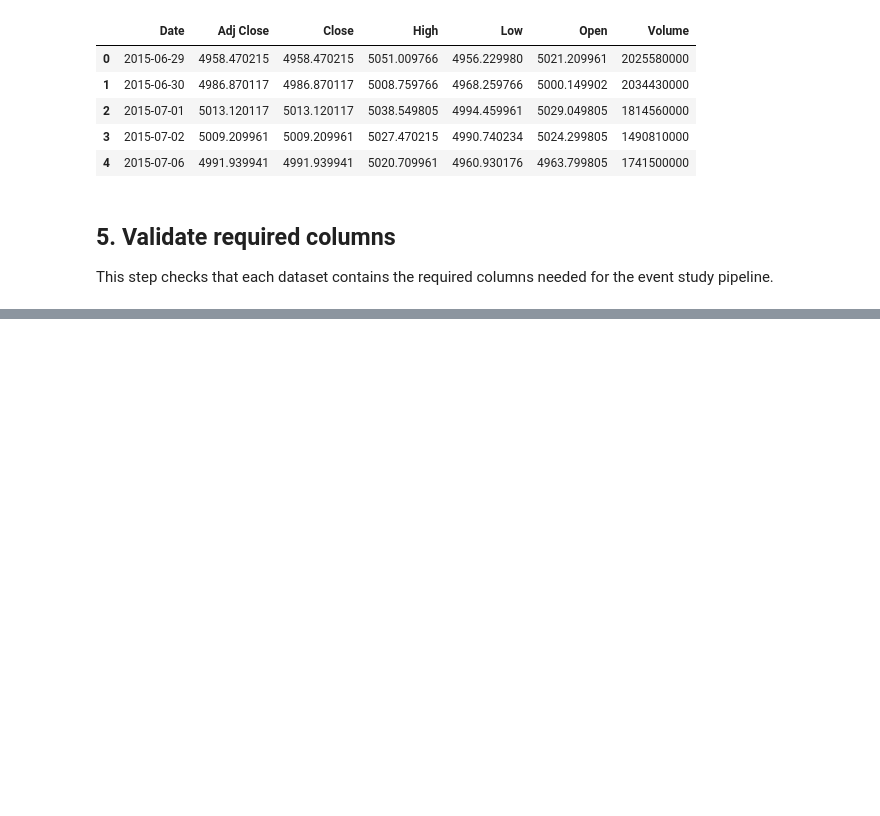
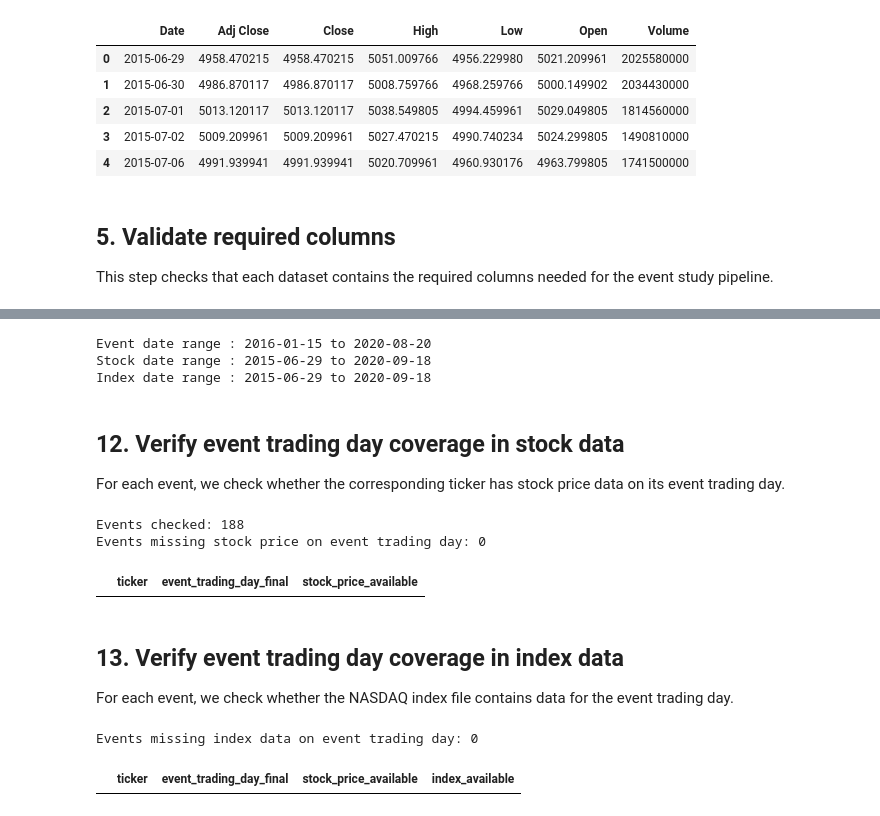
Before and after one commit to Tee-Time-Software-Solutions/NASDAQ-NLP, a Jupyter notebook: notebooks/02_validate_market_data.ipynb, the cells around one changed output, grey strips where cells are left out. Cells and saved outputs as stored; diff of their text form; code cells hidden in the pictures; blank space fills up the shorter version.

```diff
--- a/notebooks/02_validate_market_data.ipynb
+++ b/notebooks/02_validate_market_data.ipynb
@@ -93,0 +211,71 @@ This step checks that each dataset contains the required columns needed for the
+# %%
+price_min_date = prices["Date"].min()
+price_max_date = prices["Date"].max()
+
+index_min_date = index_df["Date"].min()
+index_max_date = index_df["Date"].max()
+
+event_min_date = metadata["event_trading_day_final"].min()
+event_max_date = metadata["event_trading_day_final"].max()
+
+print("Event date range :", event_min_date.date(), "to", event_max_date.date())
+print("Stock date range :", price_min_date.date(), "to", price_max_date.date())
+print("Index date range :", index_min_date.date(), "to", index_max_date.date())
+
+assert price_min_date <= event_min_date, "Stock price data starts after earliest event date"
+assert price_max_date >= event_max_date, "Stock price data ends before latest event date"
+assert index_min_date <= event_min_date, "Index data starts after earliest event date"
+assert index_max_date >= event_max_date, "Index data ends before latest event date"
+# %% [output]
+Event date range : 2016-01-15 to 2020-08-20
+Stock date range : 2015-06-29 to 2020-09-18
+Index date range : 2015-06-29 to 2020-09-18
+# %% [markdown]
+## 12. Verify event trading day coverage in stock data
+
+For each event, we check whether the corresponding ticker has stock price data on its event trading day.
+# %%
+price_keys = set(
+    zip(
+        prices["ticker"].astype(str),
+        prices["Date"].dt.normalize()
+    )
+)
+
+event_check = metadata[["ticker", "event_trading_day_final"]].copy()
+event_check["event_trading_day_final"] = event_check["event_trading_day_final"].dt.normalize()
+
+event_check["stock_price_available"] = event_check.apply(
+    lambda row: (str(row["ticker"]), row["event_trading_day_final"]) in price_keys,
+    axis=1
+)
+
+missing_stock_event_days = event_check.loc[~event_check["stock_price_available"]].copy()
+
+print("Events checked:", len(event_check))
+print("Events missing stock price on event trading day:", len(missing_stock_event_days))
+
+display(missing_stock_event_days.head(20))
+# %% [output]
+Events checked: 188
+Events missing stock price on event trading day: 0
+|  | ticker | event_trading_day_final | stock_price_available |
+# %% [markdown]
+## 13. Verify event trading day coverage in index data
+
+For each event, we check whether the NASDAQ index file contains data for the event trading day.
+# %%
+index_dates = set(index_df["Date"].dt.normalize())
+
+event_check["index_available"] = event_check["event_trading_day_final"].apply(
+    lambda d: d in index_dates
+)
+
+missing_index_event_days = event_check.loc[~event_check["index_available"]].copy()
+
+print("Events missing index data on event trading day:", len(missing_index_event_days))
+
+display(missing_index_event_days.head(20))
+# %% [output]
+Events missing index data on event trading day: 0
+|  | ticker | event_trading_day_final | stock_price_available | index_available |
```
Also changed, not shown: parts of 21 cells of this notebook, 2 other files.
